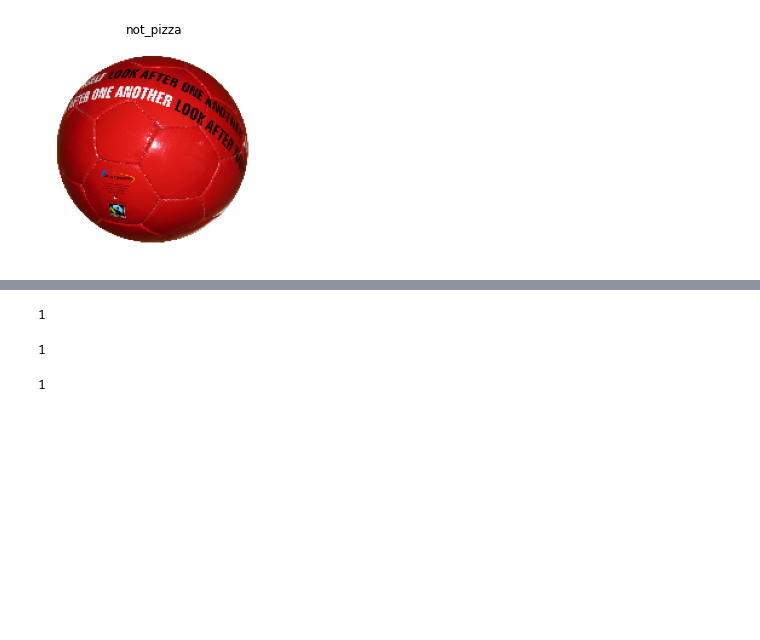
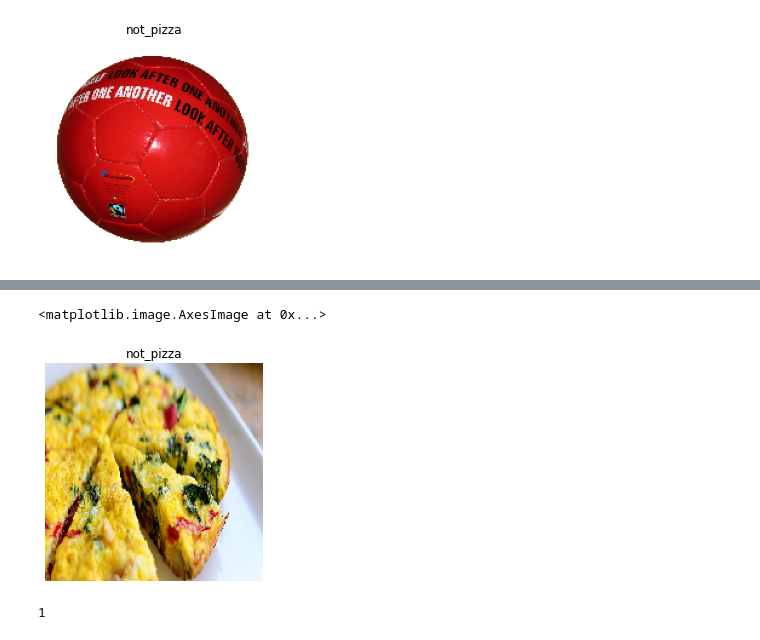
Before and after one commit to Eliotdoesprogramming/dell-2-capstone, a Jupyter notebook: src/main/model_building.ipynb, the cells around one changed output, grey strips where cells are left out. Drawn from its saved outputs; the diff is of its cells as text; code cells hidden in the pictures; blank space fills up the shorter version.

```diff
--- a/src/main/model_building.ipynb
+++ b/src/main/model_building.ipynb
@@ -191,16 +192,14 @@ plt.imshow(pizza[0]);
 # %%
-star_pizza = tf.keras.preprocessing.image.load_img(r'../../assets/images/testing/Star-Pizza-Facebook.jpg', target_size=(180, 180))
-star_pizza = np.asarray(star_pizza).reshape(-1, 180, 180, 3)
-print(model.predict_classes(star_pizza)[0])
-pred_pizza = model.predict()
+frittata = tf.keras.preprocessing.image.load_img('../../assets/model_testing/frittata1.jpg', target_size=(180, 180))
+class_labels = ['not pizza','pizza']
+frittata = np.asarray(frittata).reshape(-1, 180, 180, 3)
+
+plt.title(class_names[model.predict_classes(frittata)[0]])
+plt.axis('off');
+plt.imshow(frittata[0])
 # %% [output]
-1
+<matplotlib.image.AxesImage at 0x...>
+[figure, added]
-# %%
-star_pizza = tf.keras.preprocessing.image.load_img(r'../../assets/images/testing/pie_hard.jpg', target_size=(180, 180))
-star_pizza = np.asarray(star_pizza).reshape(-1, 180, 180, 3)
-print(model.predict_classes(star_pizza)[0])
-# %% [output]
-1
 # %%
 star_pizza = tf.keras.preprocessing.image.load_img(r'../../assets/images/testing/Cherry-Pie.jpg', target_size=(180, 180))
 star_pizza = np.asarray(star_pizza).reshape(-1, 180, 180, 3)
```
Also changed, not shown: parts of 1 cell of this notebook.
